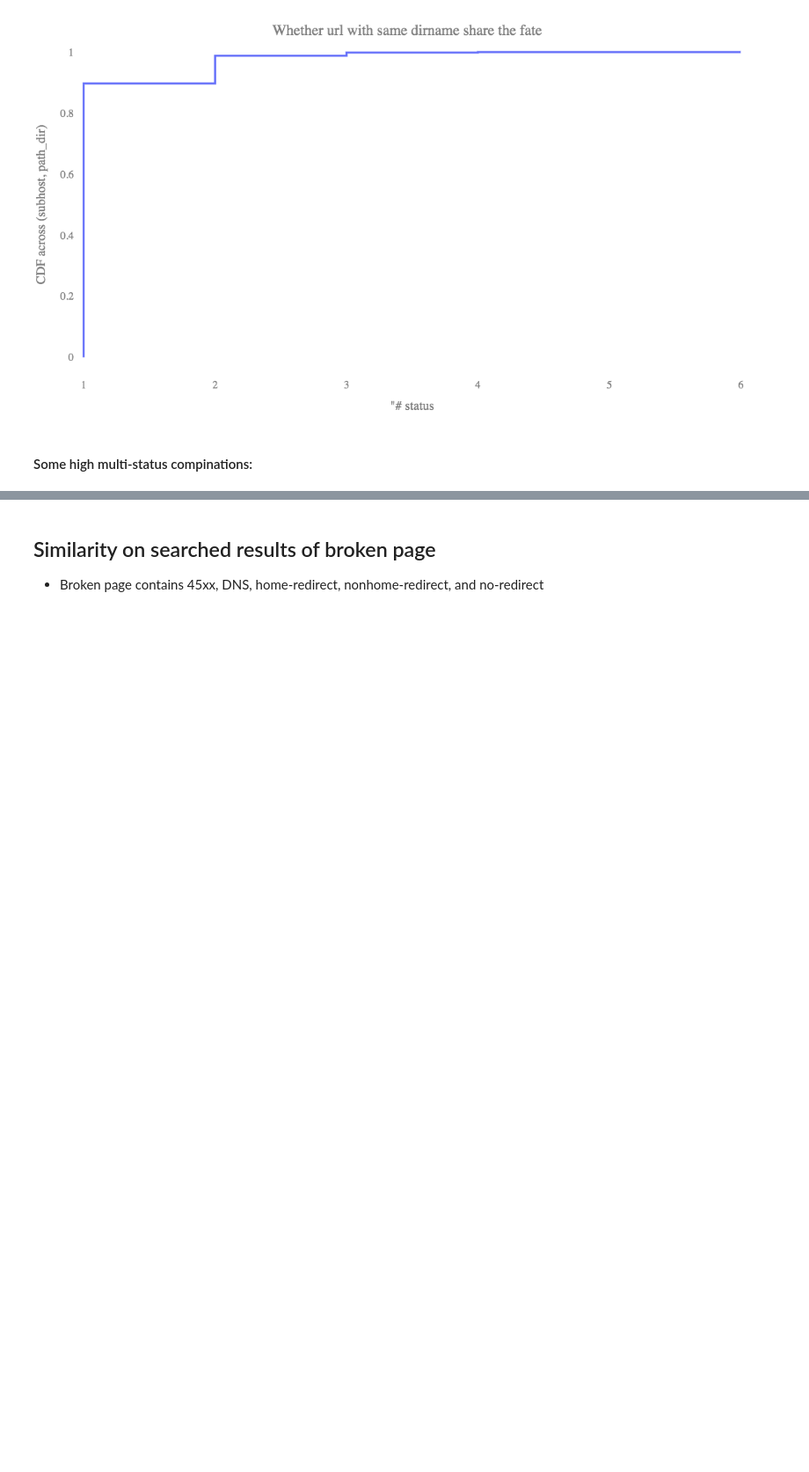
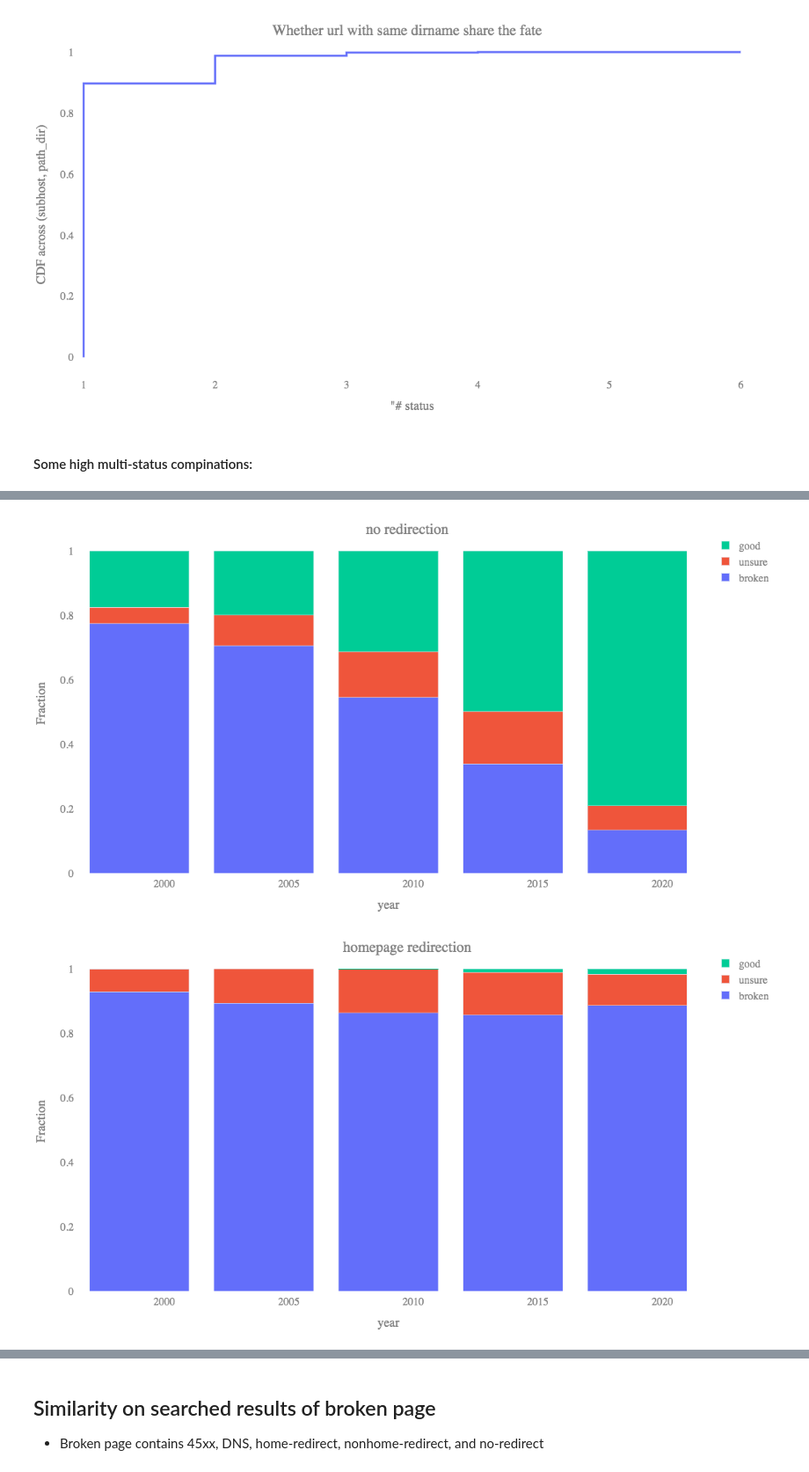
Before and after one commit to JingyZhu/fable, a Jupyter notebook: broken_inspection.ipynb, the cells around one changed output, grey strips where cells are left out. Shown at 88% size. Drawn from its saved outputs; the diff is of its cells as text; code cells hidden in the pictures; blank space fills up the shorter version.

```diff
--- a/broken_inspection.ipynb
+++ b/broken_inspection.ipynb
@@ -96,0 +114,22 @@ plotly_utils.plot_CDF(fate_df, xtitle='"# status', ytitle='CDF across (subhost,
+# %%
+years = [1999, 2004, 2009, 2014, 2019]
+df_template = pd.DataFrame({"broken":[0 for _ in years], 'unsure':[0 for _ in years], 'good': [0 for _ in years], 'year': years})
+df_template.set_index('year', inplace=True)
+indexes = ['no redirection', 'homepage redirection', 'non-home redirection']
+total = [df_template.copy() for _ in range(3)]
+noredir, home, nonhome = total
+urls_2xx = db.url_status_implicit_broken.find({'status': re.compile('^[23]')})
+for url_2xx in urls_2xx:
+    label = ''
+    if 'similarity' not in url_2xx: continue # label = 'unsure'
+    elif url_2xx['similarity'] >= 0.8: label = 'good'
+    elif url_2xx['similarity'] <= 0.2: label = 'broken'
+    else: label = 'unsure'
+    year, detail = url_2xx['year'], url_2xx['detail']
+    total[indexes.index(detail)].loc[year, label] += 1
+plotly_utils.plot_bar(noredir, xtitle='year', ytitle='Fraction', title='no redirection', stacked=True, unified=True)
+plotly_utils.plot_bar(home, xtitle='year', ytitle='Fraction', title='homepage redirection', stacked=True, unified=True)
+plotly_utils.plot_bar(nonhome, xtitle='year', ytitle='Fraction', title='nonhomepage redirection', stacked=True, unified=True)
+# %% [output]
+[figure, added]
+[figure, added]
```
Also changed, not shown: parts of 5 cells of this notebook, 8 other files.
